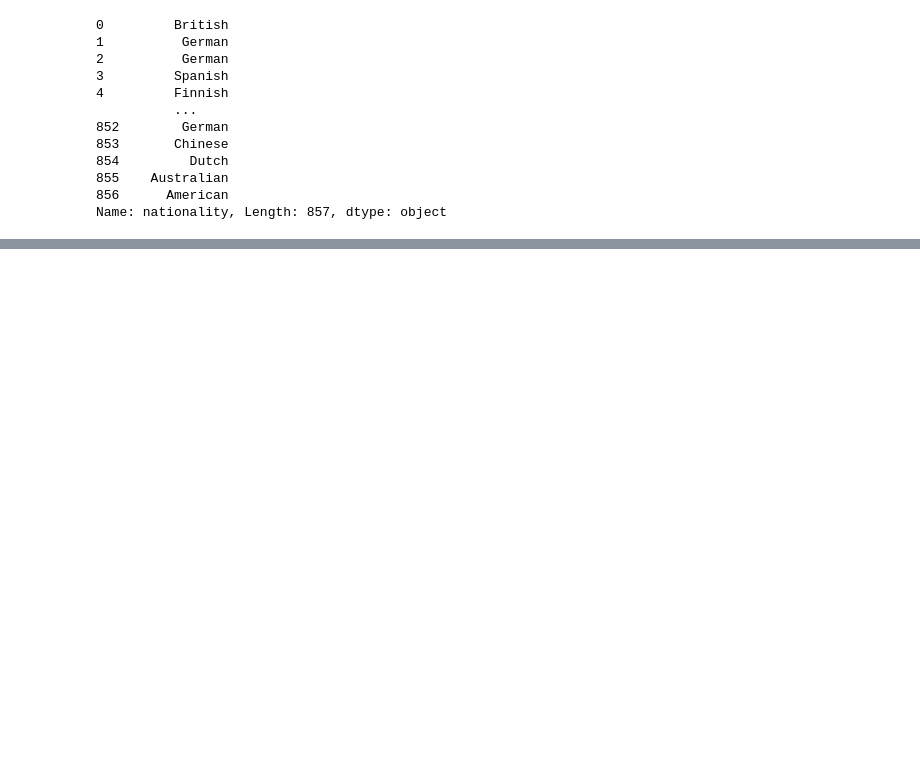
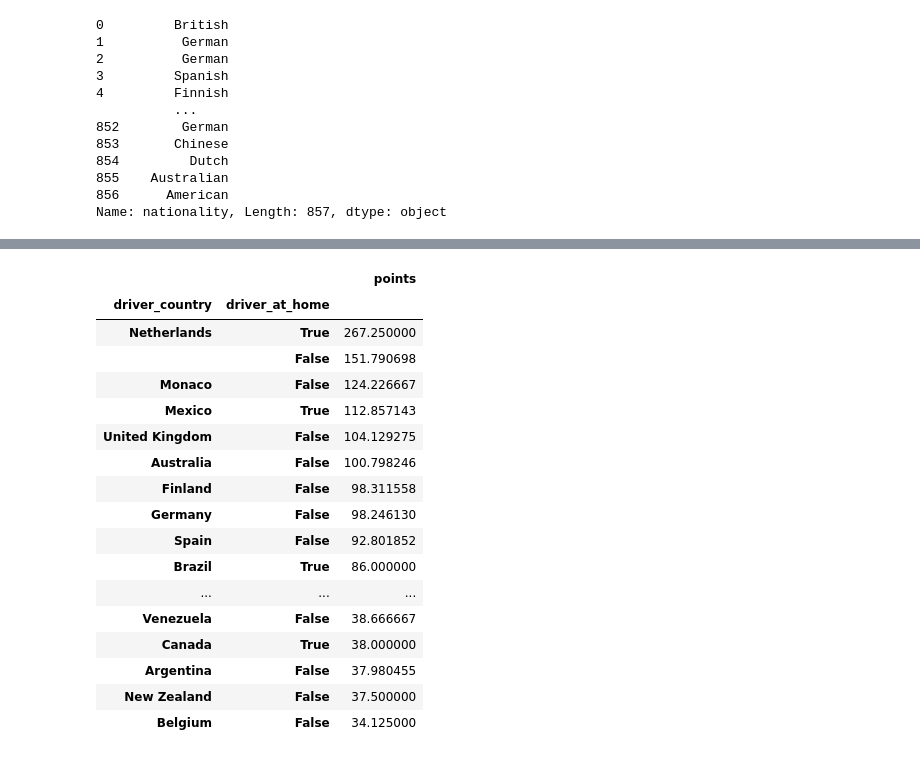
Before and after one commit to MohamedElhadidy0019/Formula_One_Data_Analysis, a Jupyter notebook: home_vs_away_effect.ipynb, the cells around one changed output, grey strips where cells are left out. Cells and saved outputs as stored; diff of their text form; code cells hidden in the pictures; blank space fills up the shorter version.

```diff
--- a/home_vs_away_effect.ipynb
+++ b/home_vs_away_effect.ipynb
@@ -110,0 +175,23 @@ See: https://matplotlib.org/stable/tutorials/intermediate/legend_guide.html#cont
+# %%
+g_country = df.groupby(['driver_country', 'driver_at_home']).aggregate({'points': 'mean'}).sort_values('points', ascending=False)
+
+g_country.head(100)
+# %% [output]
+|  |  | points |
+| driver_country | driver_at_home |  |
+| Netherlands | True | 267.250000 |
+|  | False | 151.790698 |
+| Monaco | False | 124.226667 |
+| Mexico | True | 112.857143 |
+| United Kingdom | False | 104.129275 |
+| Australia | False | 100.798246 |
+| Finland | False | 98.311558 |
+| Germany | False | 98.246130 |
+| Spain | False | 92.801852 |
+| Brazil | True | 86.000000 |
+| ... | ... | ... |
+| Venezuela | False | 38.666667 |
+| Canada | True | 38.000000 |
+| Argentina | False | 37.980455 |
+| New Zealand | False | 37.500000 |
+| Belgium | False | 34.125000 |
```
Also changed, not shown: parts of 11 cells of this notebook, 3 other files.
